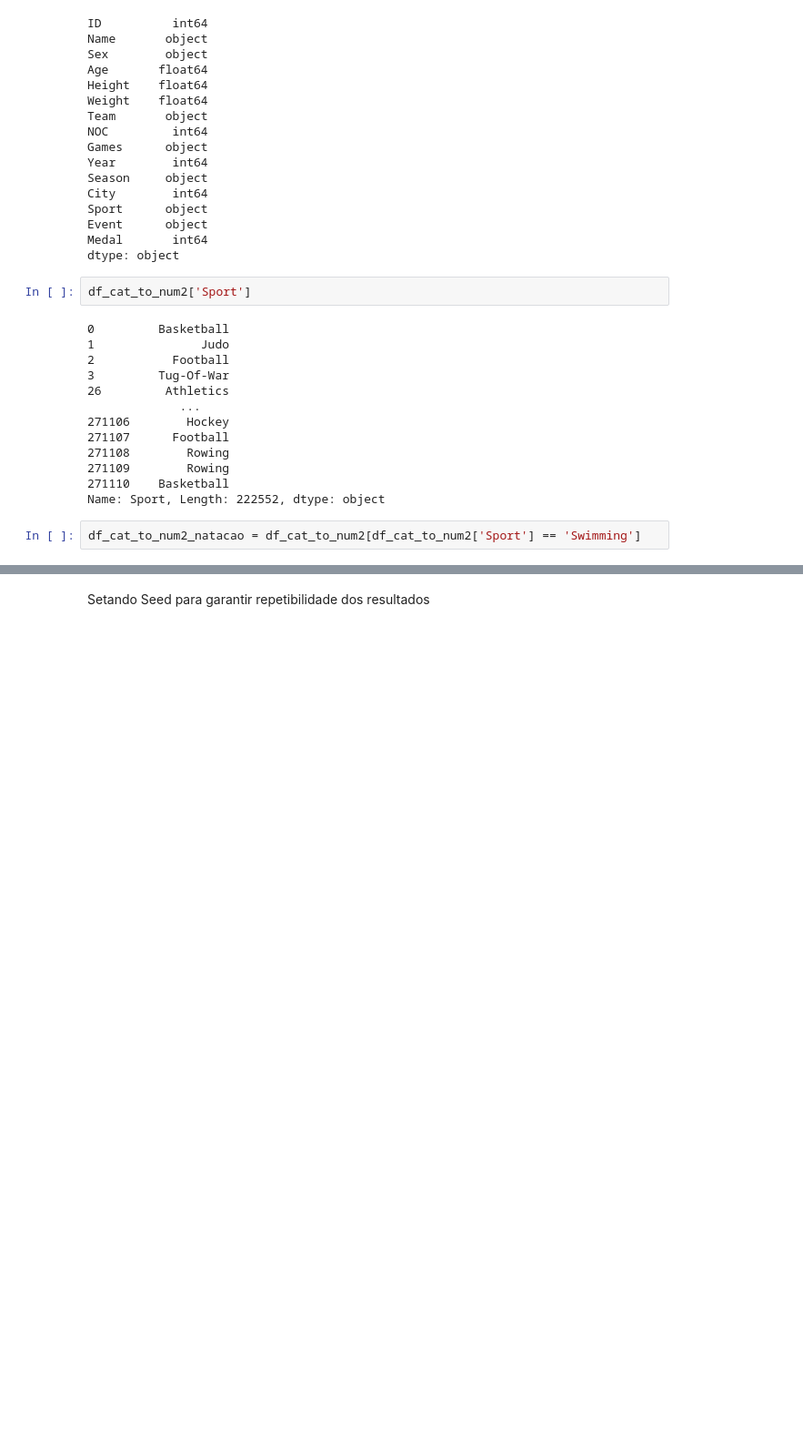
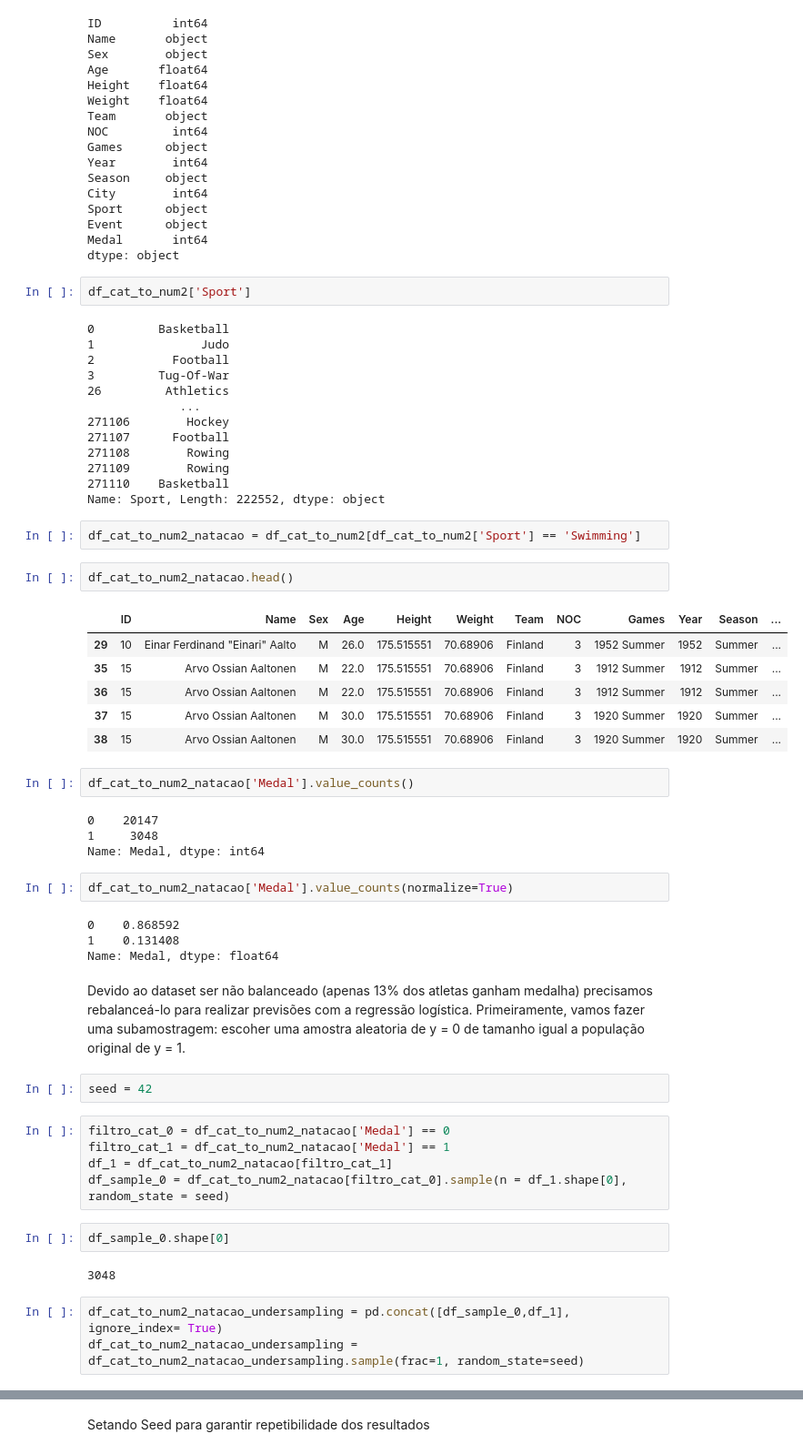
Before and after one commit to barbaracarnauba/repo_analise_dados_jogos_olimpicos, a Jupyter notebook: Analise_Dados_120_Anos_de_Historia_das_Olimpiadas.ipynb, the cells around one changed output, grey strips where cells are left out. Shown: that part at 91% size. Saved outputs shown, nothing was run; the diff lists cells and outputs as text; blank space fills up the shorter version.

```diff
--- a/Analise_Dados_120_Anos_de_Historia_das_Olimpiadas.ipynb
+++ b/Analise_Dados_120_Anos_de_Historia_das_Olimpiadas.ipynb
@@ -892,3 +893,40 @@ df_cat_to_num2['Sport']
 Name: Sport, Length: 222552, dtype: object
 # %%
 df_cat_to_num2_natacao = df_cat_to_num2[df_cat_to_num2['Sport'] == 'Swimming']
+# %%
+df_cat_to_num2_natacao.head()
+# %% [output]
+|  | ID | Name | Sex | Age | Height | Weight | Team | NOC | Games | Year | Season | ... |
+| 29 | 10 | Einar Ferdinand "Einari" Aalto | M | 26.0 | 175.515551 | 70.68906 | Finland | 3 | 1952 Summer | 1952 | Summer | ... |
+| 35 | 15 | Arvo Ossian Aaltonen | M | 22.0 | 175.515551 | 70.68906 | Finland | 3 | 1912 Summer | 1912 | Summer | ... |
+| 36 | 15 | Arvo Ossian Aaltonen | M | 22.0 | 175.515551 | 70.68906 | Finland | 3 | 1912 Summer | 1912 | Summer | ... |
+| 37 | 15 | Arvo Ossian Aaltonen | M | 30.0 | 175.515551 | 70.68906 | Finland | 3 | 1920 Summer | 1920 | Summer | ... |
+| 38 | 15 | Arvo Ossian Aaltonen | M | 30.0 | 175.515551 | 70.68906 | Finland | 3 | 1920 Summer | 1920 | Summer | ... |
+# %%
+df_cat_to_num2_natacao['Medal'].value_counts()
+# %% [output]
+0    20147
+1     3048
+Name: Medal, dtype: int64
+# %%
+df_cat_to_num2_natacao['Medal'].value_counts(normalize=True)
+# %% [output]
+0    0.868592
+1    0.131408
+Name: Medal, dtype: float64
+# %% [markdown]
+Devido ao dataset ser não balanceado (apenas 13% dos atletas ganham medalha) precisamos rebalanceá-lo para realizar previsões com a regressão logística. Primeiramente, vamos fazer uma subamostragem: escoher uma amostra aleatoria de y = 0 de tamanho igual a população original de y = 1.
+# %%
+seed = 42
+# %%
+filtro_cat_0 = df_cat_to_num2_natacao['Medal'] == 0
+filtro_cat_1 = df_cat_to_num2_natacao['Medal'] == 1
+df_1 = df_cat_to_num2_natacao[filtro_cat_1]
+df_sample_0 = df_cat_to_num2_natacao[filtro_cat_0].sample(n = df_1.shape[0], random_state = seed)
+# %%
+df_sample_0.shape[0]
+# %% [output]
+3048
+# %%
+df_cat_to_num2_natacao_undersampling = pd.concat([df_sample_0,df_1], ignore_index= True)
+df_cat_to_num2_natacao_undersampling = df_cat_to_num2_natacao_undersampling.sample(frac=1, random_state=seed)
```
Also changed, not shown: parts of 19 cells of this notebook.
